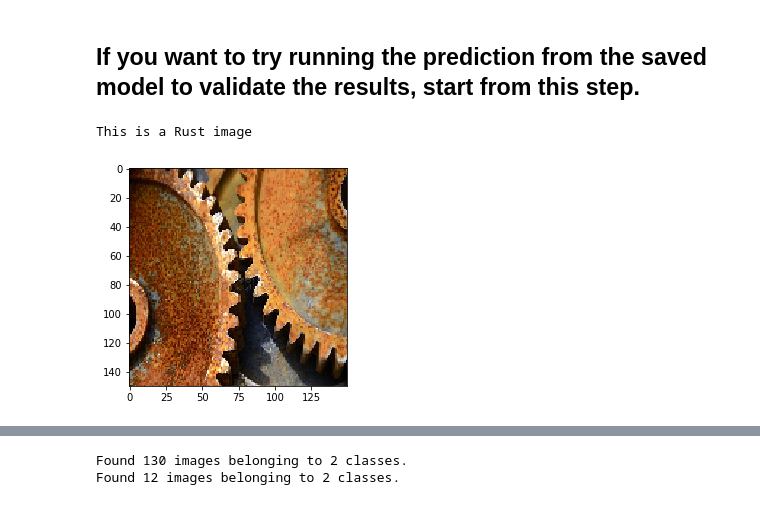
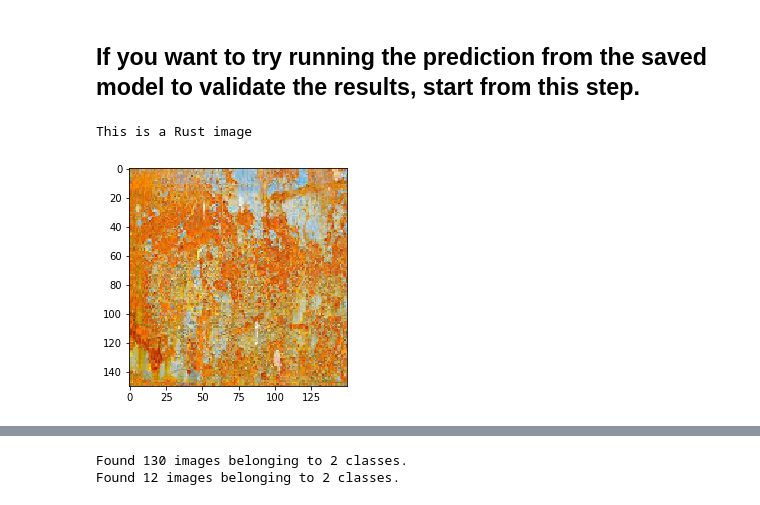
Before and after one commit to anirbankonar123/CorrosionDetector, a Jupyter notebook: rust_det-using-a-pretrained-convnet-VGG16.ipynb, the cells around one changed output, grey strips where cells are left out. Cells and saved outputs as stored; diff of their text form; code cells hidden in the pictures.

```diff
--- a/rust_det-using-a-pretrained-convnet-VGG16.ipynb
+++ b/rust_det-using-a-pretrained-convnet-VGG16.ipynb
@@ -346,23 +353,23 @@ plt.show()
 model = models.load_model('rustnorust_b/rustnorust_model.h5')
 # %%
 %matplotlib inline
-img_path_t_r = 'rustnorust_b/test/rust/rust.78.jpg'
-img_path_t_nr = 'rustnorust_b/test/norust/norust.65.jpg'
+img_path = 'rustnorust_b/test/rust/rust.81.jpg'
 
 # Read the image and resize it
-img = image.load_img(img_path_t_r, target_size=(150, 150))
+img = image.load_img(img_path, target_size=(150, 150))
 
 plt.imshow(img)
 # Convert it to a Numpy array with shape (150, 150, 3)
-x_t_r = image.img_to_array(img)
+test_x = image.img_to_array(img)
 # Reshape it to (1, 150, 150, 3)
-x_t_r = x_t_r.reshape((1,) + x_t_r.shape)
-rust_prob = model.predict(x_t_r)
+test_x = test_x.reshape((1,) + test_x.shape)
+test_x = test_x.astype('float32') / 255
+rust_prob = model.predict(test_x)
 
 if (rust_prob > 0.5):
     print("This is a Rust image")
 else:
     print("This is a no Rust image")
 # %% [output]
 This is a Rust image
-[figure, old version]
+[figure, new version]
```
Also changed, not shown: parts of 3 cells of this notebook.
